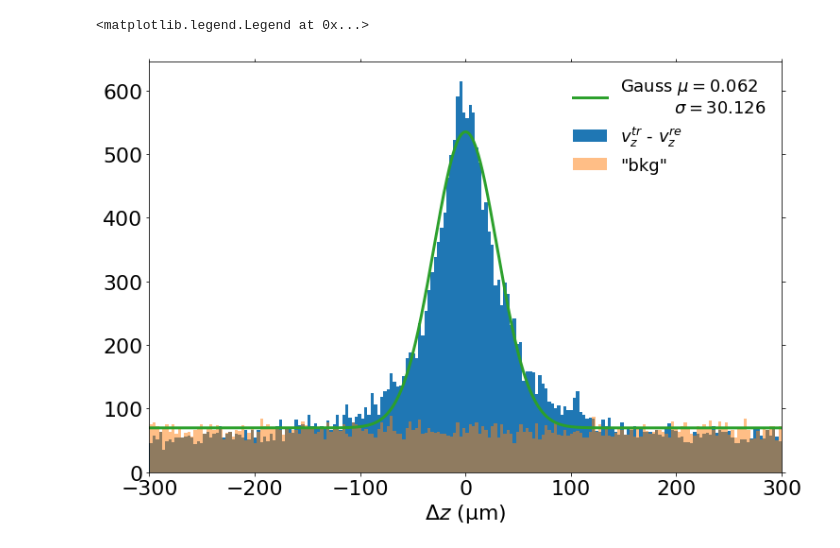
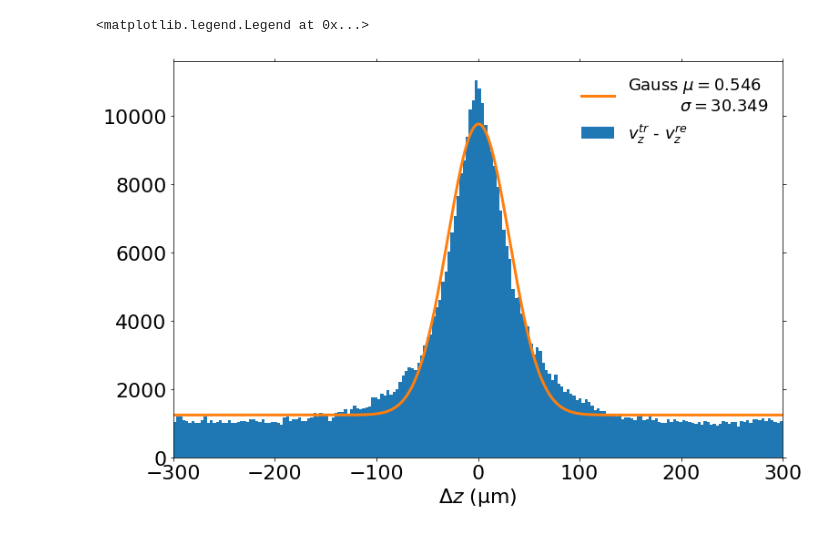
Before and after one commit to ttlindkvist/4DTracking, a Jupyter notebook: ntuples_condor/min_vtx_distance.ipynb, the cells around one changed output. Cells and saved outputs as stored; diff of their text form; code cells hidden in the pictures.

```diff
--- a/ntuples_condor/min_vtx_distance.ipynb
+++ b/ntuples_condor/min_vtx_distance.ipynb
@@ -22,11 +22,19 @@ def reject_outliers(data, x, m=5):
     return data[idxs], x[idxs]
 def gaussian(x, amplitude, mean, standard_deviation, b):
     return amplitude * np.exp( - (x - mean)**2 / (2*standard_deviation ** 2)) + b
-# %%
-file = uproot.open("OutDir_1/hist-Rel21sample.root")
-tree1 = file['EventTree;1']
-tr_vtx_zs = tree1['truthvertex_z'].array(library='np')
-tr_vtx_ts = tree1['truthvertex_t'].array(library='np')
-re_vtx_zs = tree1['recovertex_z'].array(library='np')
+# %%
+files = ['OutDir_{}/hist-Rel21sample.root'.format(i) for i in range(1, 6)]
+tr_vtx_zs = np.array([], dtype='object')
+tr_vtx_ts = np.array([], dtype='object')
+re_vtx_zs = np.array([], dtype='object')
+
+for file in files:
+    root_file = uproot.open(file)
+    for key in root_file.keys():
+        if key.startswith('EventTree'):
+            tree = root_file[key]
+            tr_vtx_zs = np.concatenate((tr_vtx_zs, tree['truthvertex_z'].array(library='np')))
+            tr_vtx_ts = np.concatenate((tr_vtx_ts, tree['truthvertex_t'].array(library='np')))
+            re_vtx_zs = np.concatenate((re_vtx_zs, tree['recovertex_z'].array(library='np')))
 # %%
 delta_z = np.array([])
@@ -59,25 +80,25 @@ np.min(delta_z_bkg), np.max(delta_z_bkg), np.mean(delta_z_bkg), np.std(delta_z_b
 # %%
 fig, ax = plt.subplots(1, 1)
 fig.set_size_inches(12, 8)
 
 dz_max = 300
 
 bin_heights, bin_borders, _ = ax.hist(1e3*delta_z    [1e3*np.abs(delta_z)     < dz_max],  200, label='$v_z^{tr}$ - $v_z^{re}$')
-_                           = ax.hist(1e3*delta_z_bkg[1e3*np.abs(delta_z_bkg) < dz_max],  200, alpha=0.5, label='"bkg"')
+# _                           = ax.hist(1e3*delta_z_bkg[1e3*np.abs(delta_z_bkg) < dz_max],  200, alpha=0.5, label='"bkg"')
 
 bin_centers = bin_borders[:-1] + np.diff(bin_borders) / 2
 popt, _ = curve_fit(gaussian, bin_centers, bin_heights, p0=[400., 0., 1, 10])
 
 #Plot fit
 x_interval_for_fit = np.linspace(bin_borders[0], bin_borders[-1], 10000)
 ax.plot(x_interval_for_fit, gaussian(x_interval_for_fit, *popt), lw=3, label='Gauss $\\mu={:.3f}$\n          $\\sigma={:.3f}$'.format(popt[1], popt[2]))
 
 ax.set_xlim(-dz_max, dz_max)
 ax.set_xlabel('$\\Delta z$ (µm)')
 ax.legend(frameon=False, loc='upper right')
 # %% [output]
 <matplotlib.legend.Legend at 0x...>
-[figure, old version]
+[figure, new version]
 # %%
 ##TODO
 # Plot histogram of reconstructed verteces within some delta z for each truth vertex
```
Also changed, not shown: parts of 6 cells of this notebook, 11 other files.
